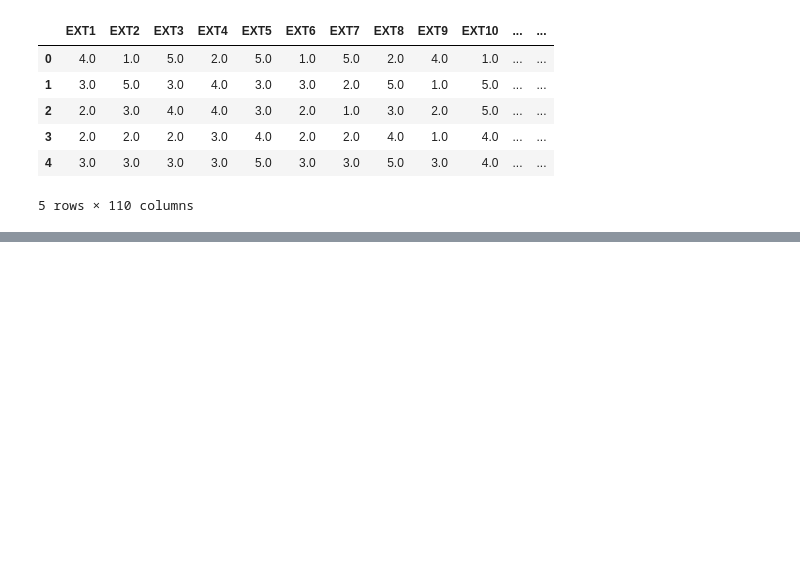
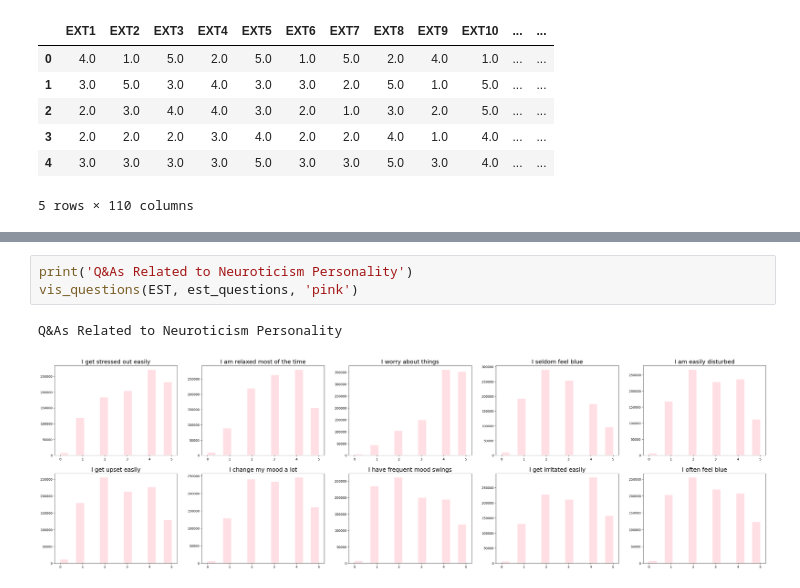
Before and after one commit to karthikgkumar/Personiphy, a Jupyter notebook: notebook/EDA_personiphy.ipynb, the cells around one changed output, grey strips where cells are left out. Cells and saved outputs as stored; diff of their text form; blank space fills up the shorter version.

```diff
--- a/notebook/EDA_personiphy.ipynb
+++ b/notebook/EDA_personiphy.ipynb
@@ -35,0 +241,6 @@ df_train.head()
+# %%
+print('Q&As Related to Neuroticism Personality')
+vis_questions(EST, est_questions, 'pink')
+# %% [output]
+Q&As Related to Neuroticism Personality
+[figure, added]
```
Also changed, not shown: parts of 35 cells of this notebook, 1 other file.
